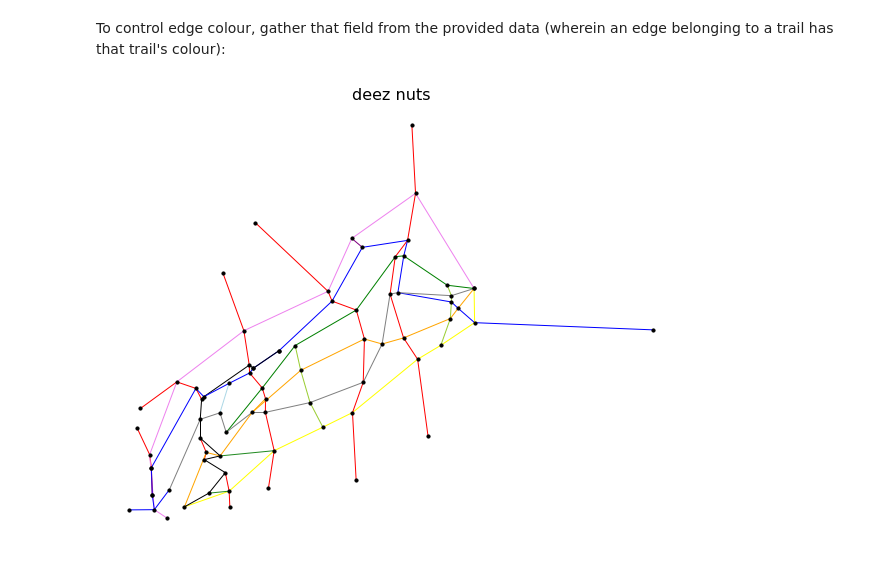
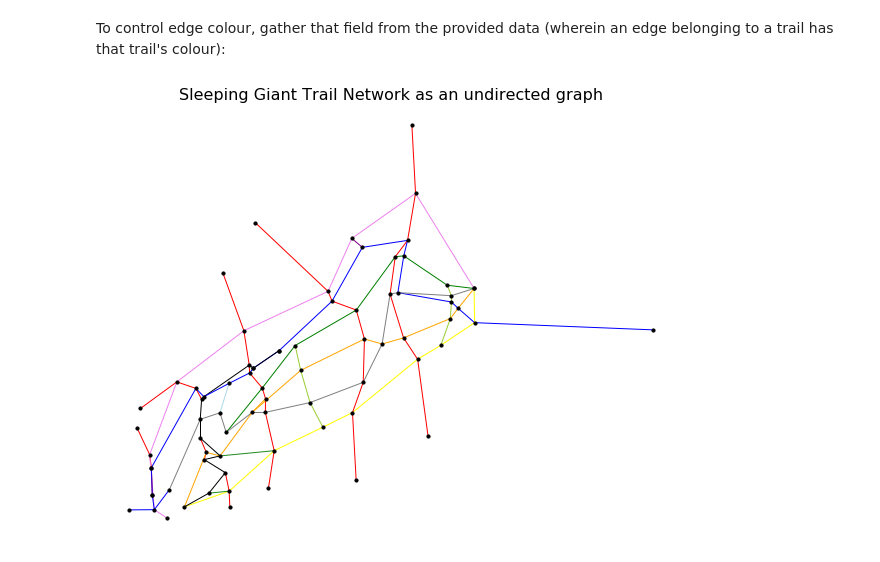
Before and after one commit to oaao/graphic-novels, a Jupyter notebook: novels/algorithms/Route Inspection Problem.ipynb, the cells around one changed output. Cells and saved outputs as stored; diff of their text form; code cells hidden in the pictures.

```diff
--- a/novels/algorithms/Route Inspection Problem.ipynb
+++ b/novels/algorithms/Route Inspection Problem.ipynb
@@ -146,15 +146,15 @@ edge_colors = [e['attr_dict']['color'] for e in edge_attrs]
 # %%
 plt.figure(figsize=(8,6))
 
 nx.draw(
     g,
     pos        = node_positions,
     edge_color = edge_colors,
     node_size  = 10,
     node_color = 'black'
 )
 
-plt.title('Sleeping Giant Trails', size=16)
+plt.title('Sleeping Giant Trail Network as an undirected graph', size=16)
 plt.show()
 # %% [output]
-[figure, old version]
+[figure, new version]
```
Also changed, not shown: parts of 1 cell of this notebook.
